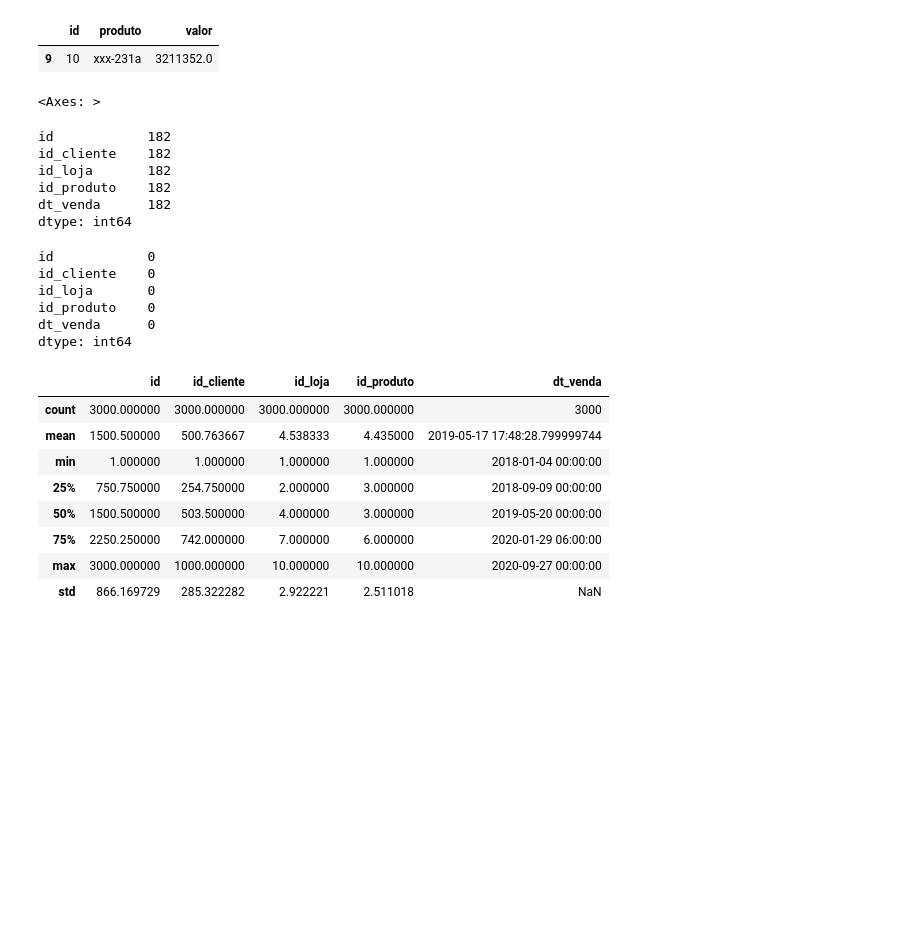
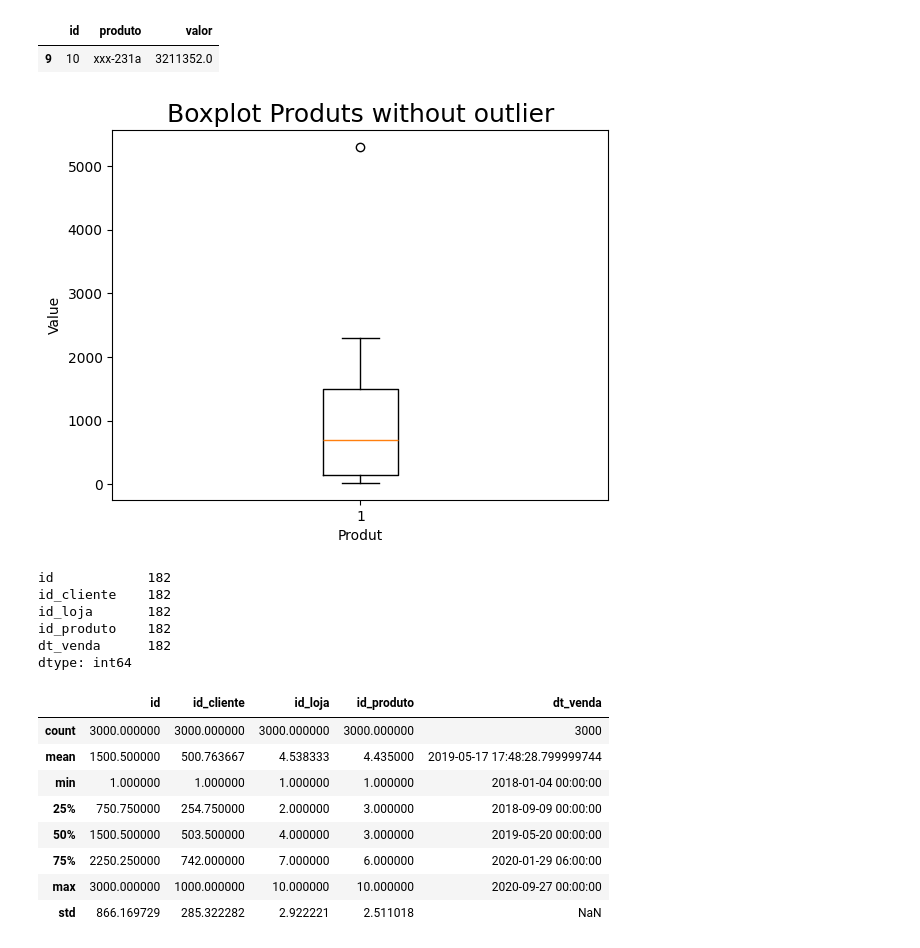
Before and after one commit to astorelucas/data-analysis-python, a Jupyter notebook: analysis/analises.ipynb, the cells around one changed output. Saved outputs shown, nothing was run; the diff lists cells and outputs as text; code cells hidden in the pictures; blank space fills up the shorter version.

```diff
--- a/analysis/analises.ipynb
+++ b/analysis/analises.ipynb
@@ -68,7 +102,14 @@ dfProdutos[dfProdutos.valor > 300000]
 |  | id | produto | valor |
 | 9 | 10 | xxx-231a | 3211352.0 |
 # %%
-dfProdutos[dfProdutos.valor < 300000].boxplot(column='valor')
+dfProdutos_withoutOutliear = dfProdutos[dfProdutos.valor < 300000]
+
+qwe = plt.boxplot(dfProdutos_withoutOutliear['valor'])
+
+plt.title("Boxplot Produts without outlier", loc="center", fontsize=18)
+plt.xlabel("Produt")
+plt.ylabel("Value")
+plt.show()
 # %% [output]
-<Axes: >
+[figure, added]
 # %%
@@ -80,13 +124,4 @@ id_loja       182
 id_produto    182
 dt_venda      182
 dtype: int64
-# %%
-dfVendas.isnull().sum()
-# %% [output]
-id            0
-id_cliente    0
-id_loja       0
-id_produto    0
-dt_venda      0
-dtype: int64
 # %%
```
Also changed, not shown: parts of 35 cells of this notebook.
